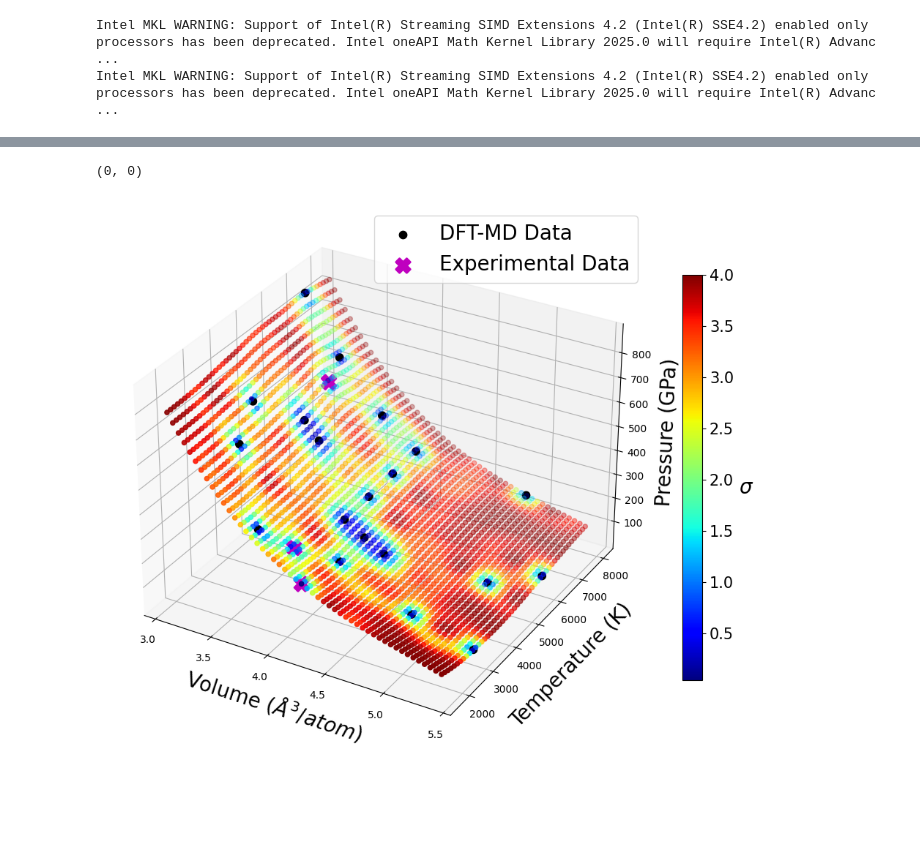
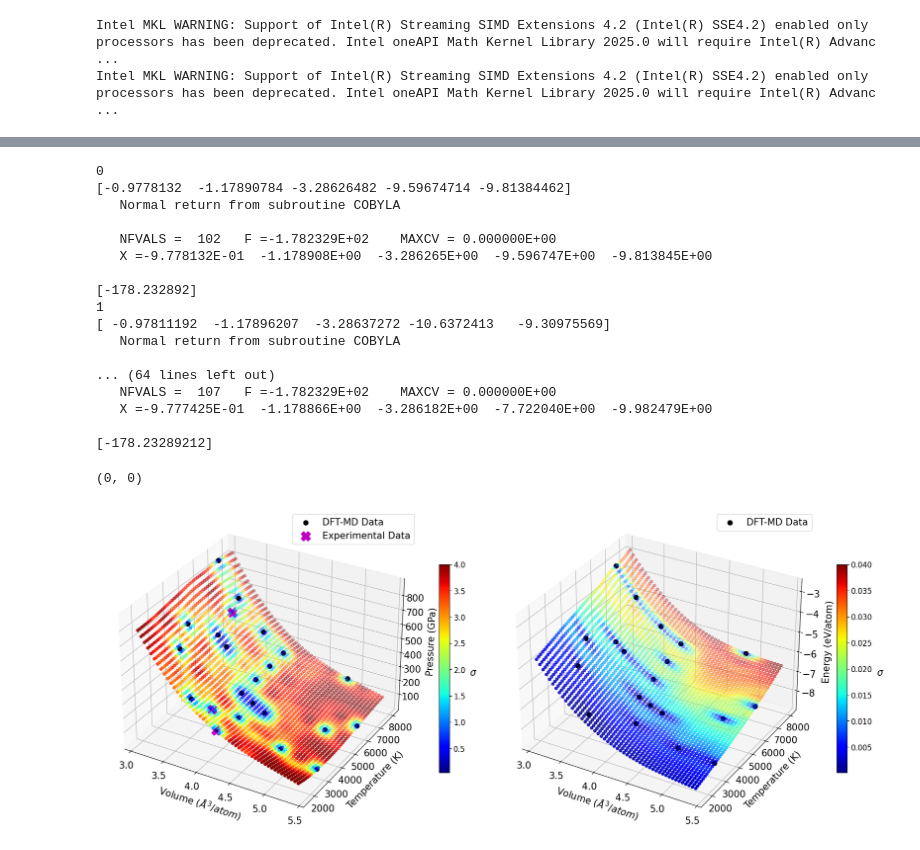
Before and after one commit to himanshu258/constrained_GP_EOS, a Jupyter notebook: main_unified.ipynb, the cells around one changed output, grey strips where cells are left out. Saved outputs shown, nothing was run; the diff lists cells and outputs as text; code cells hidden in the pictures; blank space fills up the shorter version.

```diff
--- a/main_unified.ipynb
+++ b/main_unified.ipynb
@@ -108,4 +51,4 @@ def poly_regression(x_train1, x_train2, y_train, x_test, degree):
 X_test,_ = test(X_P, n_test = 50)               # test points
 X_c,_  = test(X_P, n_test = 10)                   # virtual points
 # %%
-mu_regression, mu_test_regression = poly_regression(X_P, X_E, y, X_test, degree)
+mu_regression, mu_test_regression = poly_regression_unified(X_P, X_E, y, X_test, degree)
@@ -302,3 +56,0 @@ def mle(theta, x_train1, x_train2, y_train, mean_regression):
-# %%
-def neglikelihood(theta):
-    return mle(theta, X_P, X_E,y, mu_regression)
@@ -417,2 +111,24 @@ array([ -0.97785235,  -1.17889323,  -3.28623628, -10.54395691,
+# %%
+optimizer = GP_EOS(X_P, X_E, y, mu_regression, X_c, n_test, degree)
+thetaopt = optimizer.opti()
+# %% [output]
+0
+[-0.9778132  -1.17890784 -3.28626482 -9.59674714 -9.81384462]
+   Normal return from subroutine COBYLA
+
+   NFVALS =  102   F =-1.782329E+02    MAXCV = 0.000000E+00
+   X =-9.778132E-01  -1.178908E+00  -3.286265E+00  -9.596747E+00  -9.813845E+00
+
+[-178.232892]
+1
+[ -0.97811192  -1.17896207  -3.28637272 -10.6372413   -9.30975569]
+   Normal return from subroutine COBYLA
+
+... (64 lines left out)
+   NFVALS =  107   F =-1.782329E+02    MAXCV = 0.000000E+00
+   X =-9.777425E-01  -1.178866E+00  -3.286182E+00  -7.722040E+00  -9.982479E+00
+
+[-178.23289212]
 # %%
-y_pred, y_std = predict(thetaopt, X_P, X_E, y, X_test)
+y_pred, y_std = predict_unified(thetaopt, X_P, X_E, y, X_test, n_test, degree, constraints)
+X_testP, X_testE = test(X_P, n_test=50)          # test points
@@ -450,24 +164,36 @@ stdE =  E_std
 X_testP = scaler.inverse_transform(X_testP)
 X_testE = scaler.inverse_transform(X_testE)
 # %%
-fig = plt.figure(figsize=(12,12))
-ax = fig.add_subplot(projection='3d')
-p1 = ax.scatter(data[:,0], data[:,1], data[:,2], alpha=1, marker="o", color="k", linewidths=4, label="Simulation Data")
-p2 = ax.scatter(X_exp[:,0], X_exp[:,1], y_exp, alpha=1, marker="X", color="m", s = 200, linewidths=2, label="Experimental Data")
-p0 = ax.scatter(X_testP[:,0], X_testP[:,1], meanP ,c=stdP, cmap=plt.cm.jet, vmax = 4)
-matplotlib.rc('xtick', labelsize=15)
-matplotlib.rc('ytick', labelsize=15)
-# matplotlib.rc('ztick', labelsize=20)
-ax.set_xlabel(r'Volume ($\AA^{3}/atom$)', fontsize=20, labelpad=8 )
-ax.set_ylabel('Temperature (K)', fontsize=20, labelpad=12)
-ax.set_zlabel('Pressure (GPa)',fontsize=20, labelpad=9)
-ax.legend(['DFT-MD Data', 'Experimental Data'], loc='upper right', fontsize =20)
-# ax.fill_between(X_test[:,0], X_test[:,1], y_pred-1.96*np.sqrt(y_varr),
-#                 y_pred+1.96*np.sqrt(y_varr),
-#                 facecolor='yellow',label='95% Credibility Interval')
-cbar = fig.colorbar(p0, ax=ax, shrink = 0.6)
-cbar.set_label(r'$\sigma$', rotation=0, fontsize=20 , labelpad= 12)
-cbar.ax.tick_params(labelsize=15)
+import matplotlib.pyplot as plt
+from mpl_toolkits.mplot3d import Axes3D
+
+
+fig = plt.figure(figsize=(18, 8))
+
+ax1 = fig.add_subplot(121, projection='3d')
+p1 = ax1.scatter(data[:, 0], data[:, 1], data[:, 2], alpha=1, marker="o", color="k", linewidths=4, label="Simulation Data")
+p2 = ax1.scatter(X_exp[:, 0], X_exp[:, 1], y_exp, alpha=1, marker="X", color="m", s=200, linewidths=2, label="Experimental Data")
+p0 = ax1.scatter(X_testP[:, 0], X_testP[:, 1], meanP, c=stdP, cmap=plt.cm.jet, vmax=4)
+ax1.set_xlabel(r'Volume ($\AA^{3}/atom$)', fontsize=15, labelpad=8)
+ax1.set_ylabel('Temperature (K)', fontsize=15, labelpad=12)
+ax1.set_zlabel('Pressure (GPa)', fontsize=15, labelpad=9)
+ax1.legend(['DFT-MD Data', 'Experimental Data'], loc='upper right', fontsize=15)
+cbar1 = fig.colorbar(p0, ax=ax1, shrink=0.6)
+cbar1.set_label(r'$\sigma$', rotation=0, fontsize=15, labelpad=12)
+cbar1.ax.tick_params(labelsize=12)
+
+ax2 = fig.add_subplot(122, projection='3d')
+p = ax2.scatter(data[:, 0], data[:, 1], y2, alpha=1, marker="o", color="k", linewidths=4, label="Data")
+p0 = ax2.scatter(X_testP[:, 0], X_testP[:, 1], meanE, c=stdE, cmap=plt.cm.jet, vmax=0.04)
+ax2.set_xlabel(r'Volume ($\AA^{3}/atom$)', fontsize=15, labelpad=8)
+ax2.set_ylabel('Temperature (K)', fontsize=15, labelpad=12)
+ax2.set_zlabel('Energy (eV/atom)', fontsize=15, labelpad=8)
+ax2.legend(['DFT-MD Data'], loc='upper right', fontsize=15)
+cbar2 = fig.colorbar(p0, ax=ax2, shrink=0.6)
+cbar2.set_label(r'$\sigma$', rotation=0, fontsize=15, labelpad=12)
+cbar2.ax.tick_params(labelsize=12)
+
+plt.tight_layout()
 plt.show()
 # %% [output]
-[figure, old version]
+[figure, new version]
```
Also changed, not shown: parts of 38 cells of this notebook, 2 other files.
